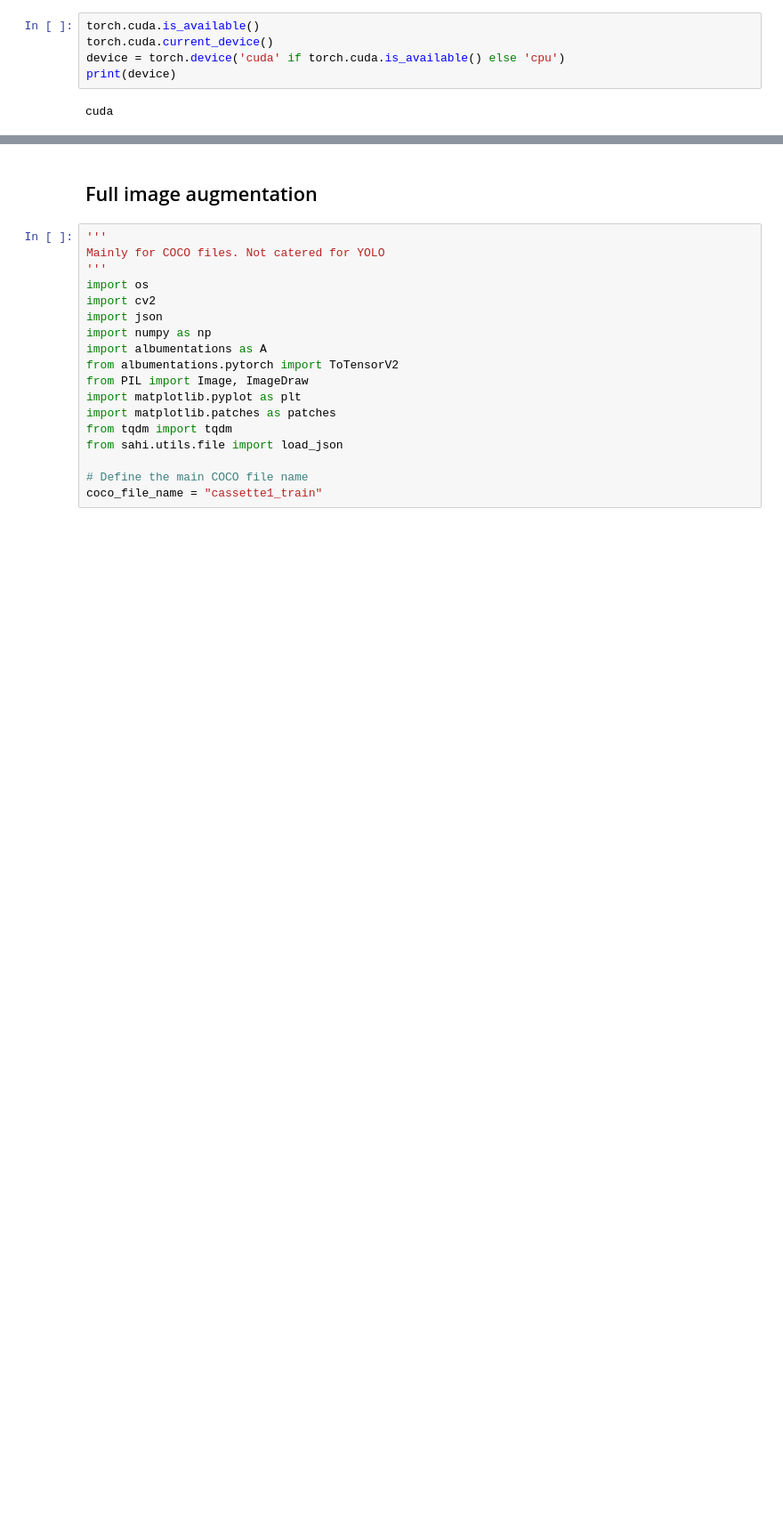
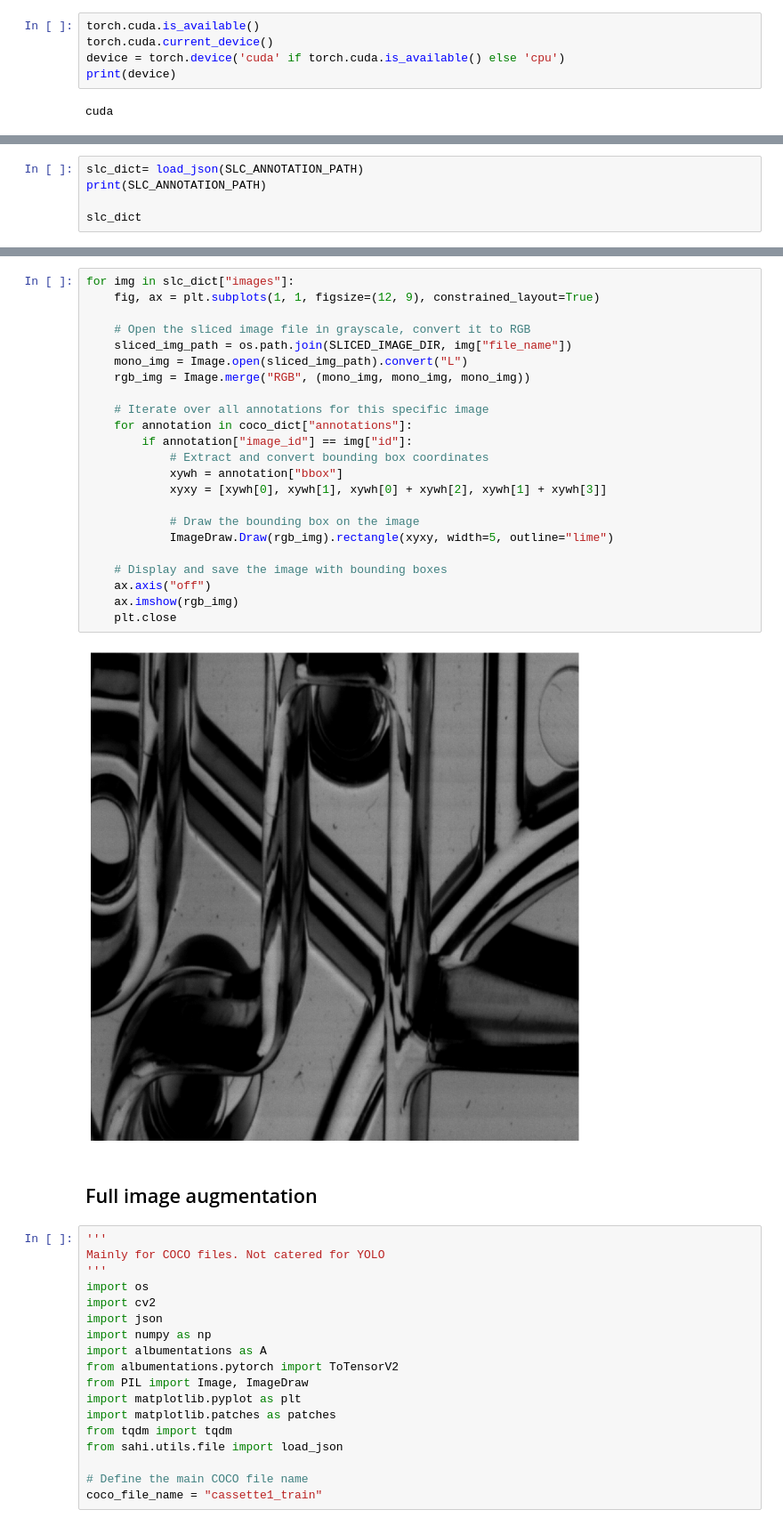
Before and after one commit to Valdarie/mitl_detect_inspection, a Jupyter notebook: preprocessing/classification.ipynb, the cells around one changed output, grey strips where cells are left out. Shown at 89% size. Cells and saved outputs as stored; diff of their text form; blank space fills up the shorter version.

```diff
--- a/preprocessing/classification.ipynb
+++ b/preprocessing/classification.ipynb
@@ -71,0 +130,5 @@ Paths verified.
+# %%
+slc_dict= load_json(SLC_ANNOTATION_PATH)
+print(SLC_ANNOTATION_PATH)
+
+slc_dict
@@ -72,3 +154,28 @@ Paths verified.
+# %%
+for img in slc_dict["images"]:
+    fig, ax = plt.subplots(1, 1, figsize=(12, 9), constrained_layout=True)
+
+    # Open the sliced image file in grayscale, convert it to RGB
+    sliced_img_path = os.path.join(SLICED_IMAGE_DIR, img["file_name"])
+    mono_img = Image.open(sliced_img_path).convert("L")
+    rgb_img = Image.merge("RGB", (mono_img, mono_img, mono_img))
+
+    # Iterate over all annotations for this specific image
+    for annotation in coco_dict["annotations"]:
+        if annotation["image_id"] == img["id"]:
+            # Extract and convert bounding box coordinates
+            xywh = annotation["bbox"]
+            xyxy = [xywh[0], xywh[1], xywh[0] + xywh[2], xywh[1] + xywh[3]]
+
+            # Draw the bounding box on the image
+            ImageDraw.Draw(rgb_img).rectangle(xyxy, width=5, outline="lime")
+
+    # Display and save the image with bounding boxes
+    ax.axis("off")
+    ax.imshow(rgb_img)
+    plt.close
+# %% [output]
+[figure, added]
 # %% [markdown]
 ## Full image augmentation
 # %%
```
Also changed, not shown: parts of 6 cells of this notebook, 4 other files.
